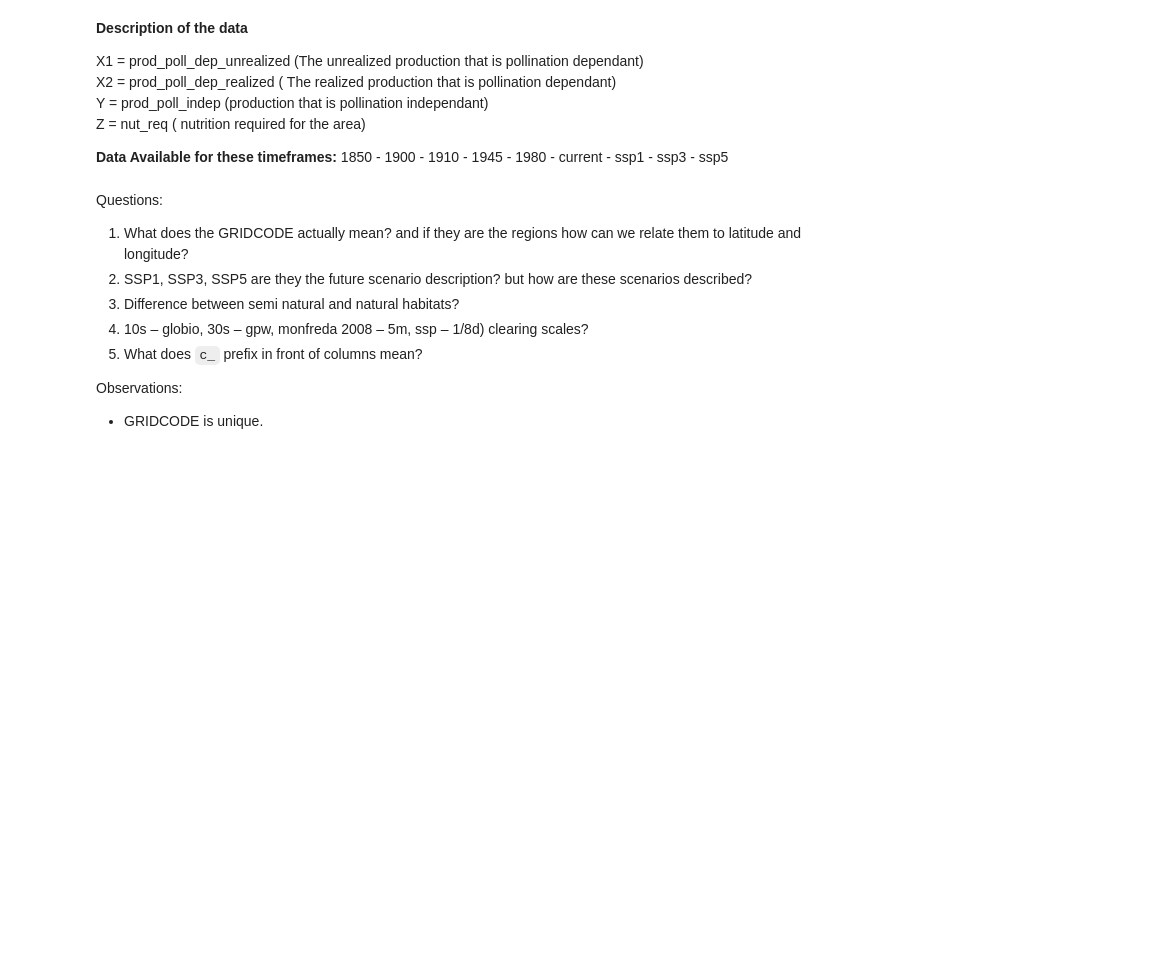
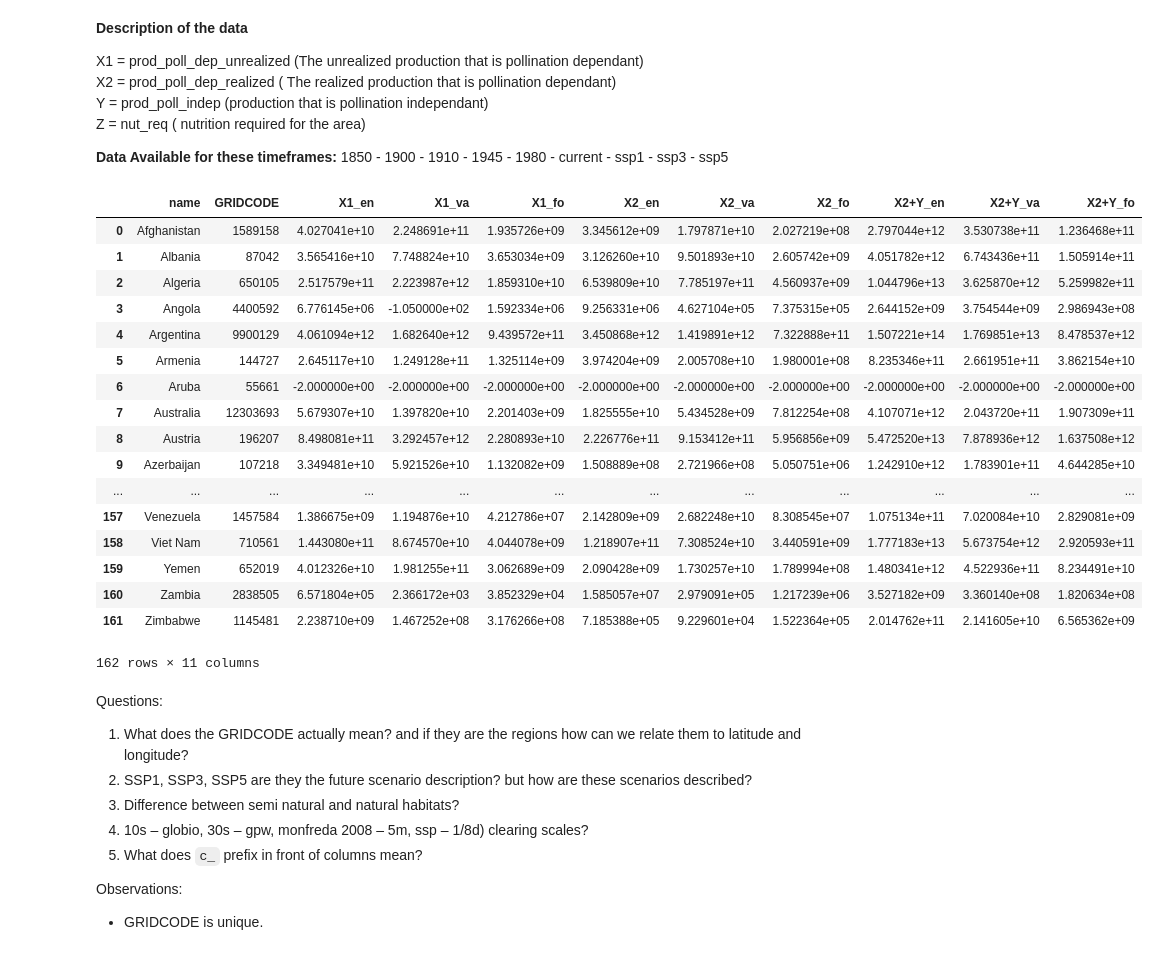
Before and after one commit to AhmedAhres/AhmedAhres.github.io, a Jupyter notebook: DataExploration.ipynb, the cells around one changed output. Saved outputs shown, nothing was run; the diff lists cells and outputs as text; code cells hidden in the pictures; blank space fills up the shorter version.

```diff
--- a/DataExploration.ipynb
+++ b/DataExploration.ipynb
@@ -128,30 +228,56 @@ data_cur = pollination_table[['GRIDCODE','country',
                                'nut_req_en_1d_cur','nut_req_va_1d_cur','nut_req_fo_1d_cur']]
 
 data_cur.columns = ['GRIDCODE','name','X1_en','X1_va','X1_fo','X2_en','X2_va','X2_fo','X2+Y_en','X2+Y_va','X2+Y_fo','Z_en','Z_va','Z_fo']
 
 #  ssp1
 data_ssp1 = pollination_table[['GRIDCODE','country',
                                'prod_poll_dep_unrealized_en_1d_ssp1','prod_poll_dep_unrealized_va_1d_ssp1','prod_poll_dep_unrealized_fo_1d_ssp1',
                                'prod_poll_dep_realized_en_1d_ssp1','prod_poll_dep_realized_va_1d_ssp1','prod_poll_dep_realized_fo_1d_ssp1',
                                'prod_total_realized_en_1d_ssp1','prod_total_realized_va_1d_ssp1','prod_total_realized_fo_1d_ssp1',
                                'nut_req_en_1d_ssp1','nut_req_va_1d_ssp1','nut_req_fo_1d_ssp1']]
 
 data_ssp1.columns = ['GRIDCODE','name','X1_en','X1_va','X1_fo','X2_en','X2_va','X2_fo','X2+Y_en','X2+Y_va','X2+Y_fo','Z_en','Z_va','Z_fo']
 
 #  ssp3
 data_ssp3 = pollination_table[['GRIDCODE','country',
                                'prod_poll_dep_unrealized_en_1d_ssp3','prod_poll_dep_unrealized_va_1d_ssp3','prod_poll_dep_unrealized_fo_1d_ssp3',
                                'prod_poll_dep_realized_en_1d_ssp3','prod_poll_dep_realized_va_1d_ssp3','prod_poll_dep_realized_fo_1d_ssp3',
                                'prod_total_realized_en_1d_ssp3','prod_total_realized_va_1d_ssp3','prod_total_realized_fo_1d_ssp3',
                                'nut_req_en_1d_ssp3','nut_req_va_1d_ssp3','nut_req_fo_1d_ssp3']]
 
 data_ssp3.columns = ['GRIDCODE','name','X1_en','X1_va','X1_fo','X2_en','X2_va','X2_fo','X2+Y_en','X2+Y_va','X2+Y_fo','Z_en','Z_va','Z_fo']
 
 #  ssp5
 data_ssp5 = pollination_table[['GRIDCODE','country',
                                'prod_poll_dep_unrealized_en_1d_ssp5','prod_poll_dep_unrealized_va_1d_ssp5','prod_poll_dep_unrealized_fo_1d_ssp5',
                                'prod_poll_dep_realized_en_1d_ssp5','prod_poll_dep_realized_va_1d_ssp5','prod_poll_dep_realized_fo_1d_ssp5',
                                'prod_total_realized_en_1d_ssp5','prod_total_realized_va_1d_ssp5','prod_total_realized_fo_1d_ssp5',
                                'nut_req_en_1d_ssp5','nut_req_va_1d_ssp5','nut_req_fo_1d_ssp5']]
 
 data_ssp5.columns = ['GRIDCODE','name','X1_en','X1_va','X1_fo','X2_en','X2_va','X2_fo','X2+Y_en','X2+Y_va','X2+Y_fo','Z_en','Z_va','Z_fo']
+
+
+data_ssp5
+test = data_1850.groupby(['name']).sum()
+test.reset_index(level=0, inplace=True)
+test.to_csv('data_1850.csv', sep=',')
+test
+# %% [output]
+|  | name | GRIDCODE | X1_en | X1_va | X1_fo | X2_en | X2_va | X2_fo | X2+Y_en | X2+Y_va | X2+Y_fo |
+| 0 | Afghanistan | 1589158 | 4.027041e+10 | 2.248691e+11 | 1.935726e+09 | 3.345612e+09 | 1.797871e+10 | 2.027219e+08 | 2.797044e+12 | 3.530738e+11 | 1.236468e+11 |
+| 1 | Albania | 87042 | 3.565416e+10 | 7.748824e+10 | 3.653034e+09 | 3.126260e+10 | 9.501893e+10 | 2.605742e+09 | 4.051782e+12 | 6.743436e+11 | 1.505914e+11 |
+| 2 | Algeria | 650105 | 2.517579e+11 | 2.223987e+12 | 1.859310e+10 | 6.539809e+10 | 7.785197e+11 | 4.560937e+09 | 1.044796e+13 | 3.625870e+12 | 5.259982e+11 |
+| 3 | Angola | 4400592 | 6.776145e+06 | -1.050000e+02 | 1.592334e+06 | 9.256331e+06 | 4.627104e+05 | 7.375315e+05 | 2.644152e+09 | 3.754544e+09 | 2.986943e+08 |
+| 4 | Argentina | 9900129 | 4.061094e+12 | 1.682640e+12 | 9.439572e+11 | 3.450868e+12 | 1.419891e+12 | 7.322888e+11 | 1.507221e+14 | 1.769851e+13 | 8.478537e+12 |
+| 5 | Armenia | 144727 | 2.645117e+10 | 1.249128e+11 | 1.325114e+09 | 3.974204e+09 | 2.005708e+10 | 1.980001e+08 | 8.235346e+11 | 2.661951e+11 | 3.862154e+10 |
+| 6 | Aruba | 55661 | -2.000000e+00 | -2.000000e+00 | -2.000000e+00 | -2.000000e+00 | -2.000000e+00 | -2.000000e+00 | -2.000000e+00 | -2.000000e+00 | -2.000000e+00 |
+| 7 | Australia | 12303693 | 5.679307e+10 | 1.397820e+10 | 2.201403e+09 | 1.825555e+10 | 5.434528e+09 | 7.812254e+08 | 4.107071e+12 | 2.043720e+11 | 1.907309e+11 |
+| 8 | Austria | 196207 | 8.498081e+11 | 3.292457e+12 | 2.280893e+10 | 2.226776e+11 | 9.153412e+11 | 5.956856e+09 | 5.472520e+13 | 7.878936e+12 | 1.637508e+12 |
+| 9 | Azerbaijan | 107218 | 3.349481e+10 | 5.921526e+10 | 1.132082e+09 | 1.508889e+08 | 2.721966e+08 | 5.050751e+06 | 1.242910e+12 | 1.783901e+11 | 4.644285e+10 |
+| ... | ... | ... | ... | ... | ... | ... | ... | ... | ... | ... | ... |
+| 157 | Venezuela | 1457584 | 1.386675e+09 | 1.194876e+10 | 4.212786e+07 | 2.142809e+09 | 2.682248e+10 | 8.308545e+07 | 1.075134e+11 | 7.020084e+10 | 2.829081e+09 |
+| 158 | Viet Nam | 710561 | 1.443080e+11 | 8.674570e+10 | 4.044078e+09 | 1.218907e+11 | 7.308524e+10 | 3.440591e+09 | 1.777183e+13 | 5.673754e+12 | 2.920593e+11 |
+| 159 | Yemen | 652019 | 4.012326e+10 | 1.981255e+11 | 3.062689e+09 | 2.090428e+09 | 1.730257e+10 | 1.789994e+08 | 1.480341e+12 | 4.522936e+11 | 8.234491e+10 |
+| 160 | Zambia | 2838505 | 6.571804e+05 | 2.366172e+03 | 3.852329e+04 | 1.585057e+07 | 2.979091e+05 | 1.217239e+06 | 3.527182e+09 | 3.360140e+08 | 1.820634e+08 |
+| 161 | Zimbabwe | 1145481 | 2.238710e+09 | 1.467252e+08 | 3.176266e+08 | 7.185388e+05 | 9.229601e+04 | 1.522364e+05 | 2.014762e+11 | 2.141605e+10 | 6.565362e+09 |
+162 rows × 11 columns
```
Also changed, not shown: parts of 12 cells of this notebook, 6 other files.
